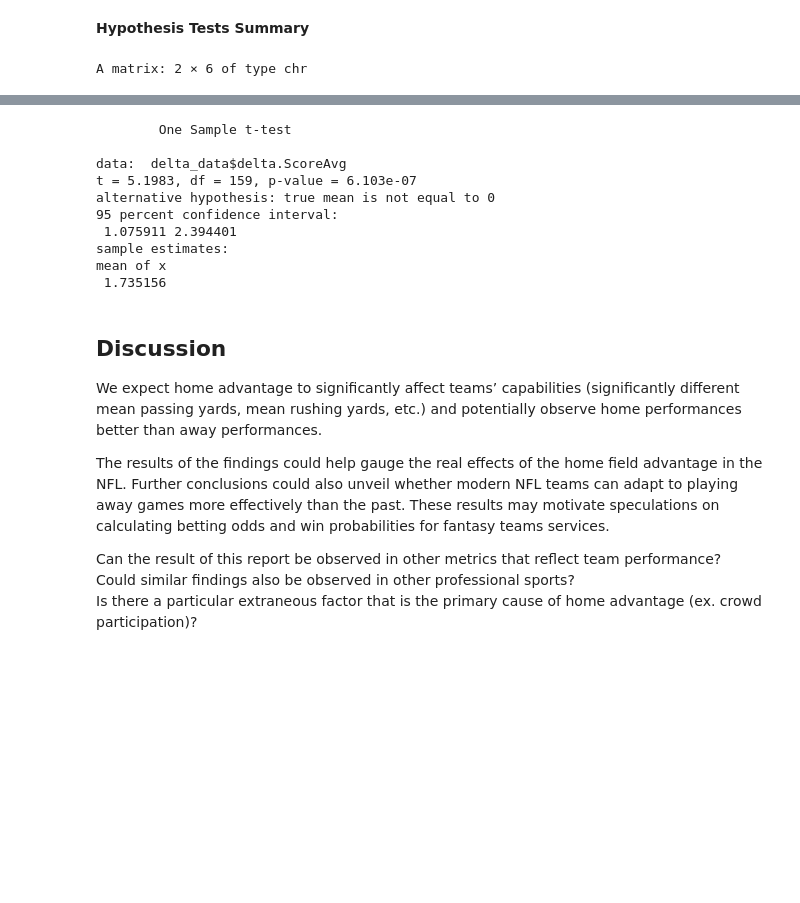
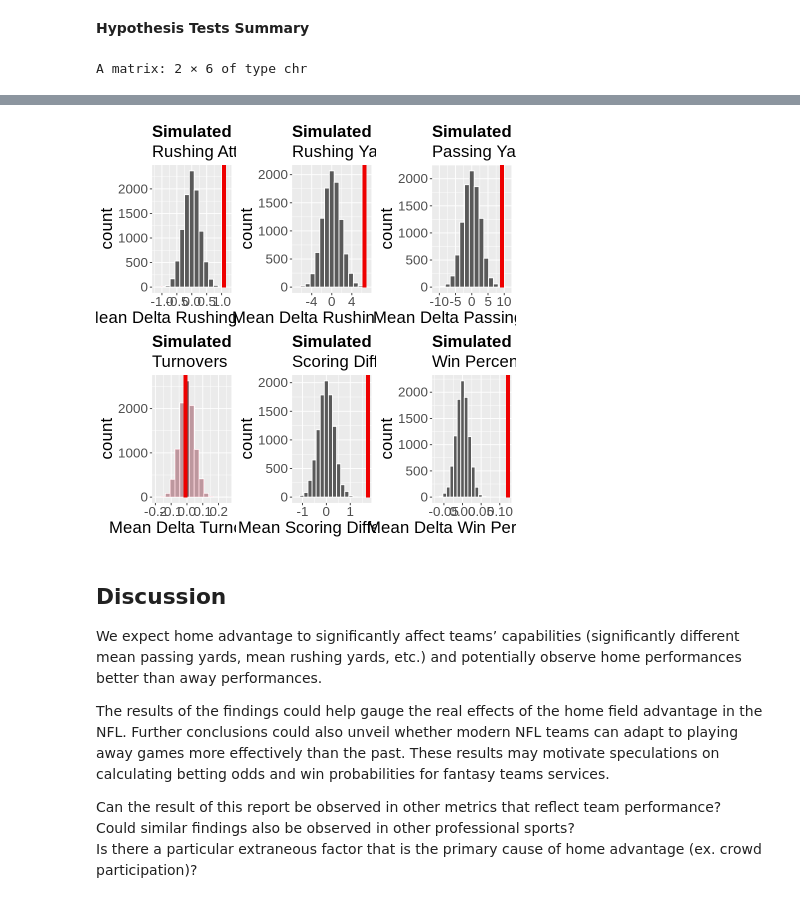
Before and after one commit to DavidYJC/STAT201_GroupProject, a Jupyter notebook: Project Report.ipynb, the cells around one changed output, grey strips where cells are left out. Cells and saved outputs as stored; diff of their text form; code cells hidden in the pictures; blank space fills up the shorter version.

Commit message:
Neatness edits and added more summary

```diff
--- a/Project Report.ipynb
+++ b/Project Report.ipynb
@@ -443,10 +373,10 @@ null_model <- delta_data %>%
     calculate(stat = "mean")
 
 #Visualizing null model
-vis_null_model <- vis_null_model_function(null_model, obs_test_stat_delta.PassingAvg) +
+vis_null_model_delta.PassingAvg <- vis_null_model_function(null_model, obs_test_stat_delta.PassingAvg) +
     xlab("Mean Delta Passing Yards") +
     ggtitle("Simulated Null Distribution", subtitle = "Passing Yards")
-vis_null_model
+vis_null_model_delta.PassingAvg
 
 #Calculate p-value
 p_value_function(null_model, obs_test_stat_delta.PassingAvg)
@@ -479,10 +409,10 @@ null_model <- delta_data %>%
     calculate(stat = "mean")
 
 #Visualizing null model
-vis_null_model <- vis_null_model_function(null_model, obs_test_stat_delta.TurnoverAvg) +
+vis_null_model_delta.TurnoverAvg <- vis_null_model_function(null_model, obs_test_stat_delta.TurnoverAvg) +
     xlab("Mean Delta Turnovers") +
     ggtitle("Simulated Null Distribution", subtitle = "Turnovers")
-vis_null_model
+vis_null_model_delta.TurnoverAvg
 
 #Calculate p-value
 p_value_function(null_model, obs_test_stat_delta.TurnoverAvg)
@@ -515,10 +445,10 @@ null_model <- delta_data %>%
     calculate(stat = "mean")
 
 #Visualizing null model
-vis_null_model <- vis_null_model_function(null_model, obs_test_stat_delta.ScoreAvg) +
+vis_null_model_delta.ScoreAvg <- vis_null_model_function(null_model, obs_test_stat_delta.ScoreAvg) +
     xlab("Mean Scoring Differential") +
     ggtitle("Simulated Null Distribution", subtitle = "Scoring Differential")
-vis_null_model
+vis_null_model_delta.ScoreAvg
 
 #Calculate p-value
 p_value_function(null_model, obs_test_stat_delta.ScoreAvg)
@@ -553,10 +483,10 @@ null_model <- delta_data %>%
     calculate(stat = "mean")
 
 #Visualizing null model
-vis_null_model <- vis_null_model_function(null_model, obs_test_stat_delta.WinP) +
+vis_null_model_delta.WinP <- vis_null_model_function(null_model, obs_test_stat_delta.WinP) +
     xlab("Mean Delta Win Percentage") +
     ggtitle("Simulated Null Distribution", subtitle = "Win Percentage")
-vis_null_model
+vis_null_model_delta.WinP
 
 #Calculate p-value
 p_value_function(null_model, obs_test_stat_delta.WinP)
@@ -573,29 +503,20 @@ Decision: $H_0$ should be rejected. </br>
 # %% [markdown]
 <strong>Hypothesis Tests Summary<strong><br>
 # %%
-summary <- matrix(c(0.0002, 0.0004, 0.0002, 0.8289, 0.0000006103, 0.00000000008154, "Reject Null", "Reject Null", "Reject Null", "Not Reject Null", "Reject Null", "Reject Null"), ncol=6, byrow=TRUE)
+plot_grid(vis_null_model_delta.RushingAttAvg, vis_null_model_delta.RushingAvg, vis_null_model_delta.PassingAvg, vis_null_model_delta.TurnoverAvg,
+          vis_null_model_delta.ScoreAvg, vis_null_model_delta.WinP)
+
+summary <- matrix(c(0.0002, 0.0004, 0.0002, 0.8289, 0.0000006103, 0.00000000008154,
+                    "Reject Null", "Reject Null", "Reject Null", "Not Reject Null", "Reject Null", "Reject Null"), ncol=6, byrow=TRUE)
 colnames(summary) <- c("Rushing Attempt","Rushing Yards","Passing Yards","Turnovers","Scoring","Win Percentage")
 rownames(summary) <- c("p-value","Decision")
 View(summary)
 # %% [output]
 A matrix: 2 × 6 of type chr
 |  | Rushing Attempt | Rushing Yards | Passing Yards | Turnovers | Scoring | Win Percentage |
 | p-value | 2e-04 | 4e-04 | 2e-04 | 0.8289 | 6.103e-07 | 8.154e-11 |
 | Decision | Reject Null | Reject Null | Reject Null | Not Reject Null | Reject Null | Reject Null |
+[figure, added]
-# %%
-#test
-t.test(delta_data$delta.ScoreAvg, mu=0, alternative="two.sided", conf=0.95)
-# %% [output]
-        One Sample t-test
-
-data:  delta_data$delta.ScoreAvg
-t = 5.1983, df = 159, p-value = 6.103e-07
-alternative hypothesis: true mean is not equal to 0
-95 percent confidence interval:
- 1.075911 2.394401
-sample estimates:
-mean of x
- 1.735156
 # %% [markdown]
 
 
```
Also changed, not shown: parts of 12 cells of this notebook.
